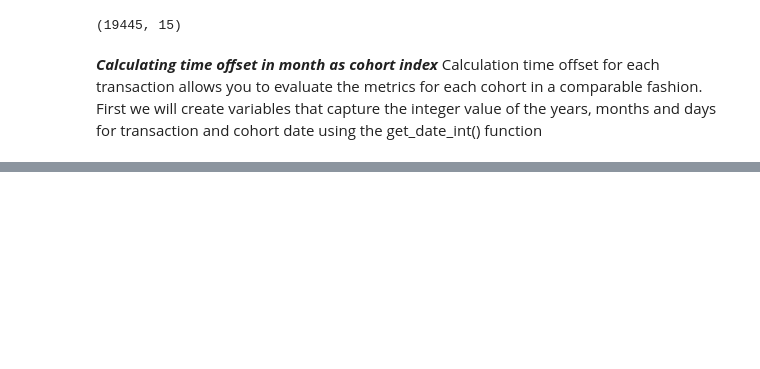
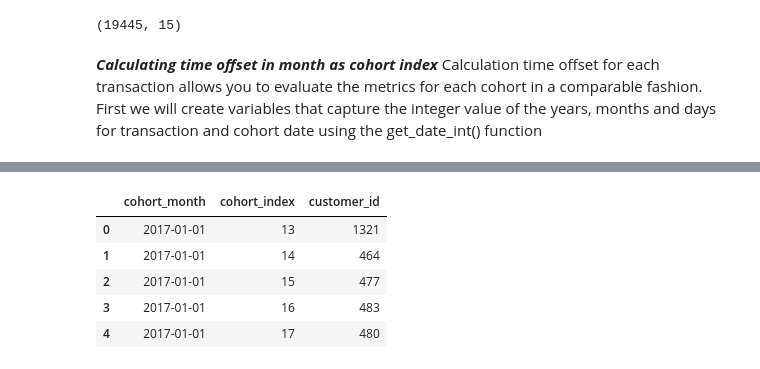
Before and after one commit to dekings44/cohort_analysis, a Jupyter notebook: cohort_analysis.ipynb, the cells around one changed output, grey strips where cells are left out. Drawn from its saved outputs; the diff is of its cells as text; code cells hidden in the pictures; blank space fills up the shorter version.

Commit message:
Cohort analysis first commit

```diff
--- a/cohort_analysis.ipynb
+++ b/cohort_analysis.ipynb
@@ -145,3 +145,24 @@ trans_data.head()
 | 2 | 3 | 37 | 402 | 2017-10-16 | 0.0 | Approved | OHM Cycles | ... |
 | 3 | 4 | 88 | 3135 | 2017-08-31 | 0.0 | Approved | Norco Bicycles | ... |
 | 4 | 5 | 78 | 787 | 2017-10-01 | 1.0 | Approved | Giant Bicycles | ... |
+# %%
+# Counting daily active user from each cohort
+grouping = trans_data.groupby(['cohort_month', 'cohort_index'])
+
+#counting number of unique ID is falling in each group of cohort_month and cohort_index
+cohort_data = grouping['customer_id'].apply(pd.Series.nunique)
+cohort_data = cohort_data.reset_index()
+
+#Assigning column names to the dataframe created above
+cohort_counts = cohort_data.pivot(index = 'cohort_month',
+                                 columns = 'cohort_index',
+                                 values = 'customer_id')
+
+cohort_data.head()
+# %% [output]
+|  | cohort_month | cohort_index | customer_id |
+| 0 | 2017-01-01 | 13 | 1321 |
+| 1 | 2017-01-01 | 14 | 464 |
+| 2 | 2017-01-01 | 15 | 477 |
+| 3 | 2017-01-01 | 16 | 483 |
+| 4 | 2017-01-01 | 17 | 480 |
```
